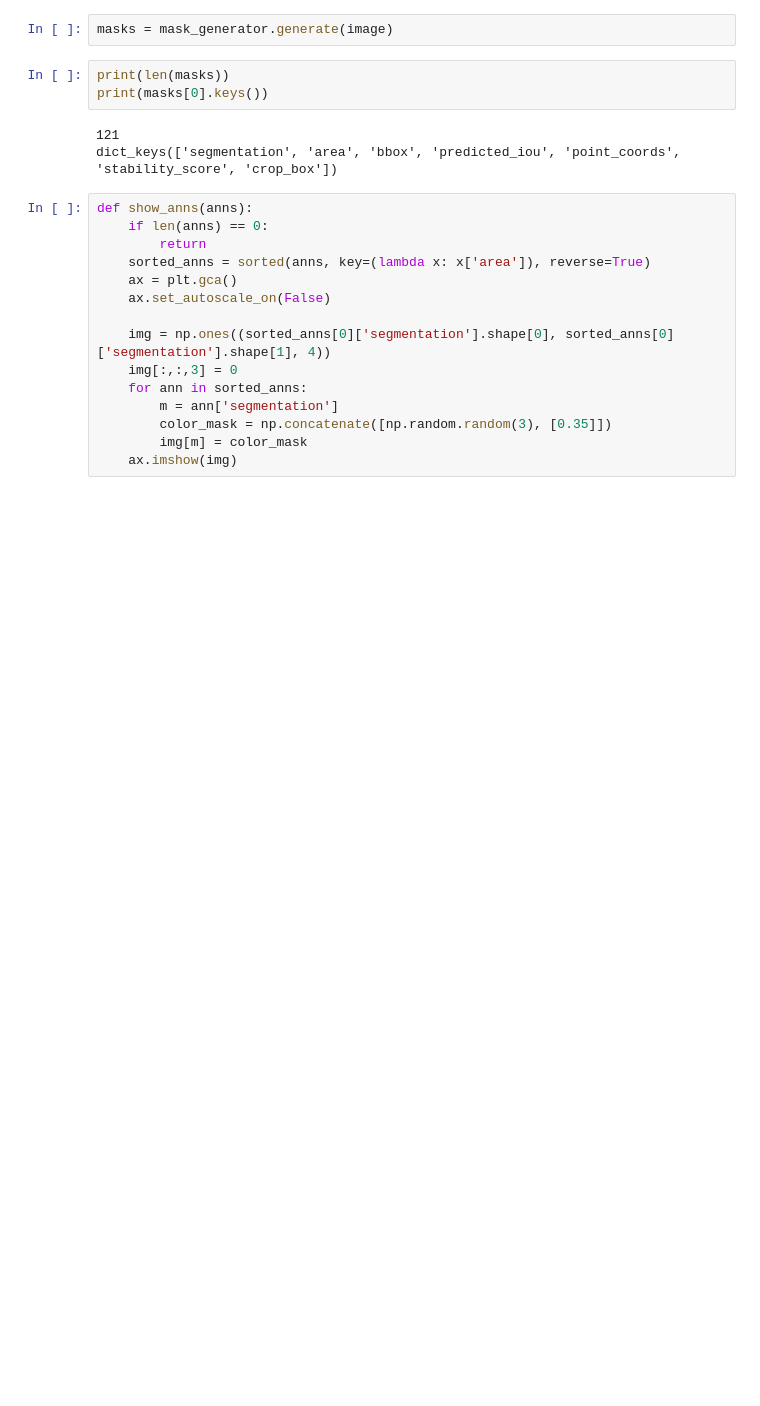
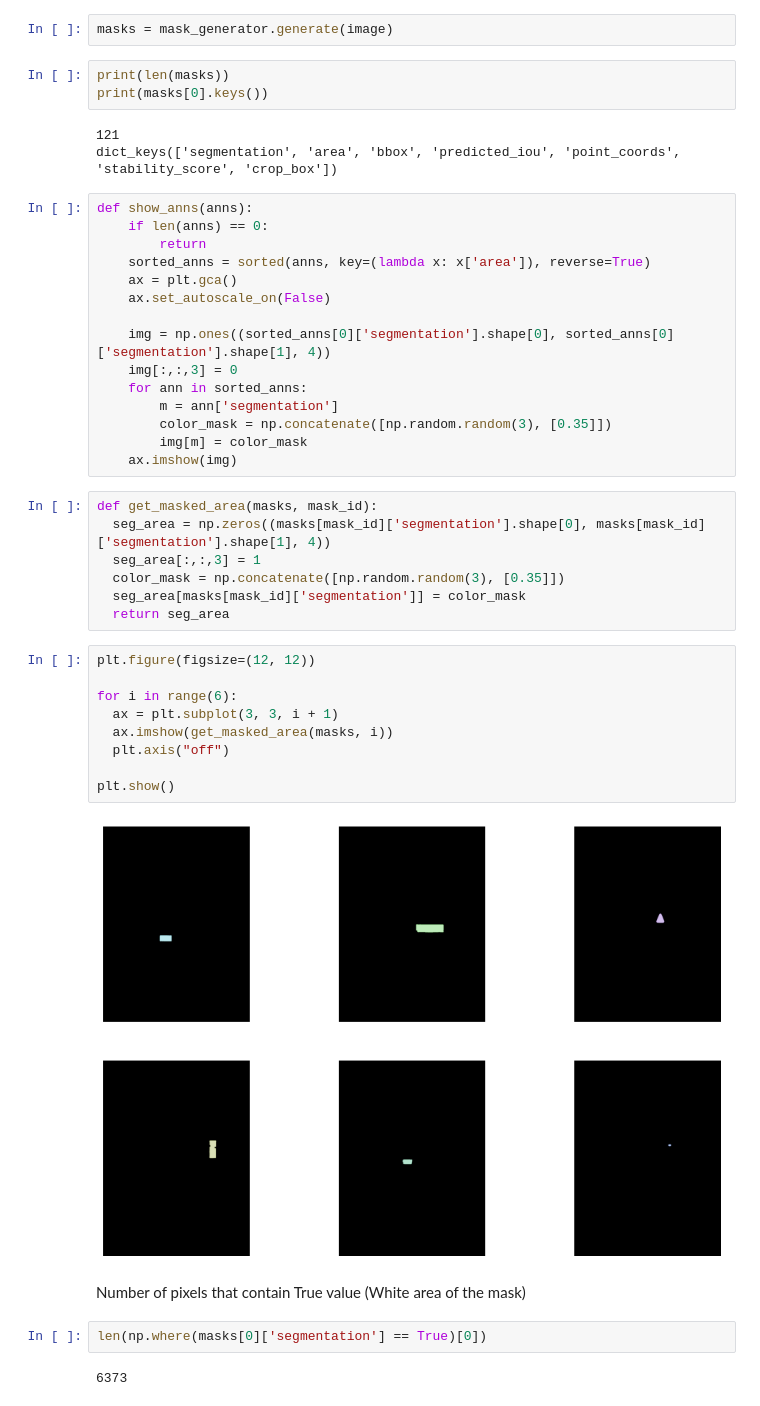
Before and after one commit to Ata-Pab/Machine_Learning, a Jupyter notebook: segment_anything_model_SAM/segment_anything_model_SAM.ipynb, the cells around one changed output. Saved outputs shown, nothing was run; the diff lists cells and outputs as text; blank space fills up the shorter version.

```diff
--- a/segment_anything_model_SAM/segment_anything_model_SAM.ipynb
+++ b/segment_anything_model_SAM/segment_anything_model_SAM.ipynb
@@ -207,3 +191,27 @@ def show_anns(anns):
         color_mask = np.concatenate([np.random.random(3), [0.35]])
         img[m] = color_mask
     ax.imshow(img)
+# %%
+def get_masked_area(masks, mask_id):
+  seg_area = np.zeros((masks[mask_id]['segmentation'].shape[0], masks[mask_id]['segmentation'].shape[1], 4))
+  seg_area[:,:,3] = 1
+  color_mask = np.concatenate([np.random.random(3), [0.35]])
+  seg_area[masks[mask_id]['segmentation']] = color_mask
+  return seg_area
+# %%
+plt.figure(figsize=(12, 12))
+
+for i in range(6):
+  ax = plt.subplot(3, 3, i + 1)
+  ax.imshow(get_masked_area(masks, i))
+  plt.axis("off")
+
+plt.show()
+# %% [output]
+[figure, added]
+# %% [markdown]
+Number of pixels that contain True value (White area of the mask)
+# %%
+len(np.where(masks[0]['segmentation'] == True)[0])
+# %% [output]
+6373
```
Also changed, not shown: parts of 15 cells of this notebook.
